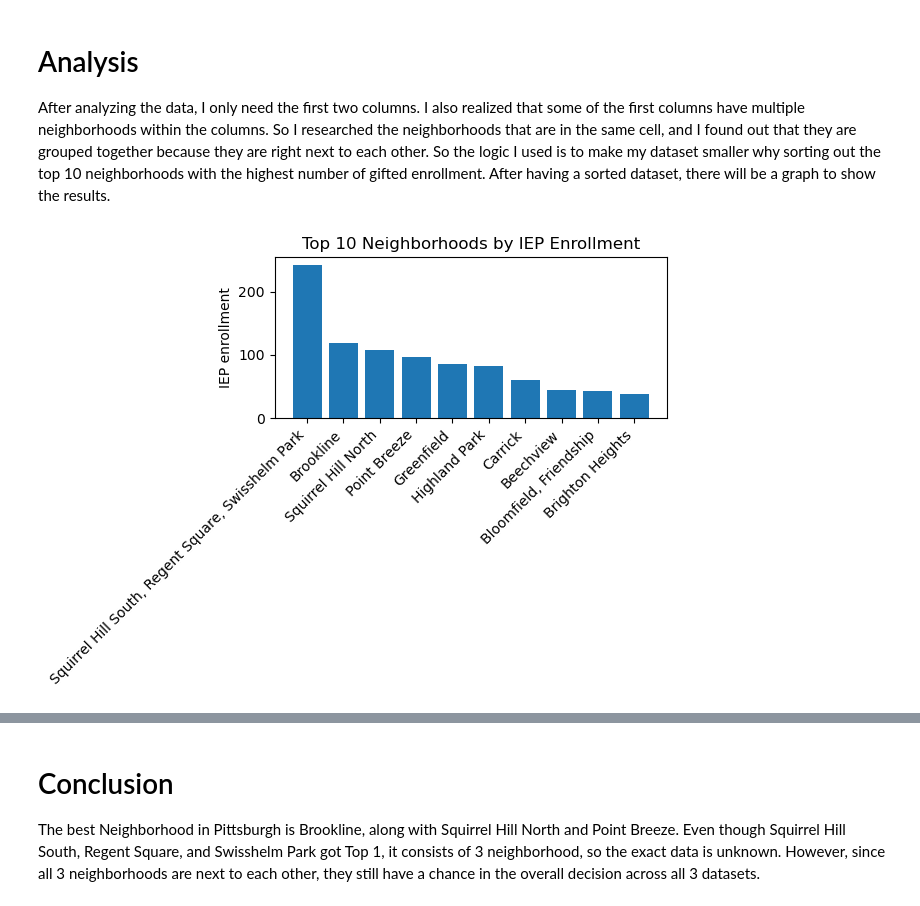
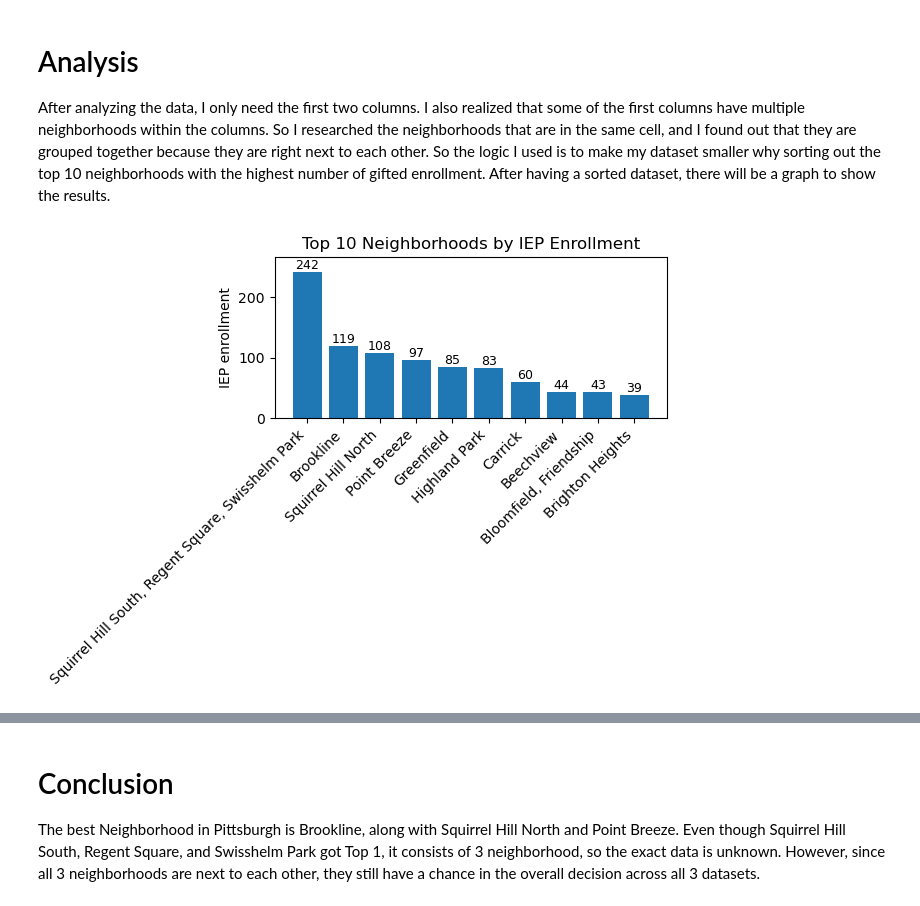
Before and after one commit to dxc1usive/FinalProject, a Jupyter notebook: Zhou.ipynb, the cells around one changed output, grey strips where cells are left out. Drawn from its saved outputs; the diff is of its cells as text; code cells hidden in the pictures.

```diff
--- a/Zhou.ipynb
+++ b/Zhou.ipynb
@@ -29,26 +31,31 @@ After analyzing the data, I only need the first two columns. I also realized tha
 # %%
 import pandas as pd
 import matplotlib.pyplot as plt
 
 
 df = pd.read_csv("neighborhood_iep.csv")
 
-
 d = df.iloc[:, :2].copy()
 d.columns = ["neighborhood", "iep"]
 
+d["iep"] = pd.to_numeric(d["iep"], errors="coerce").fillna(0)
 
-d["iep"] = pd.to_numeric(d["iep"], errors="coerce").fillna(0)
-d["neighborhood"] = d["neighborhood"].astype(str).str.strip()
-top10 = d.groupby("neighborhood", as_index=False)["iep"].sum() \
-         .sort_values("iep", ascending=False).head(10)
+top10 = d.sort_values("iep", ascending=False).head(10)
 
+# My Graph
 plt.figure()
-plt.bar(top10["neighborhood"], top10["iep"])
+bars = plt.bar(top10["neighborhood"], top10["iep"])
 plt.xticks(rotation=45, ha="right")
 plt.ylabel("IEP enrollment")
 plt.title("Top 10 Neighborhoods by IEP Enrollment")
+
+plt.ylim(0, top10["iep"].max()*1.10 if top10["iep"].max() > 0 else 1)
+ax = plt.gca()
+for b in bars:
+    y = b.get_height()
+    ax.text(b.get_x()+b.get_width()/2, y, f"{int(y):,}", ha="center", va="bottom", fontsize=9)
+
 plt.tight_layout()
 plt.show()
 # %% [output]
-[figure, old version]
+[figure, new version]
```
Also changed, not shown: parts of 2 cells of this notebook.
